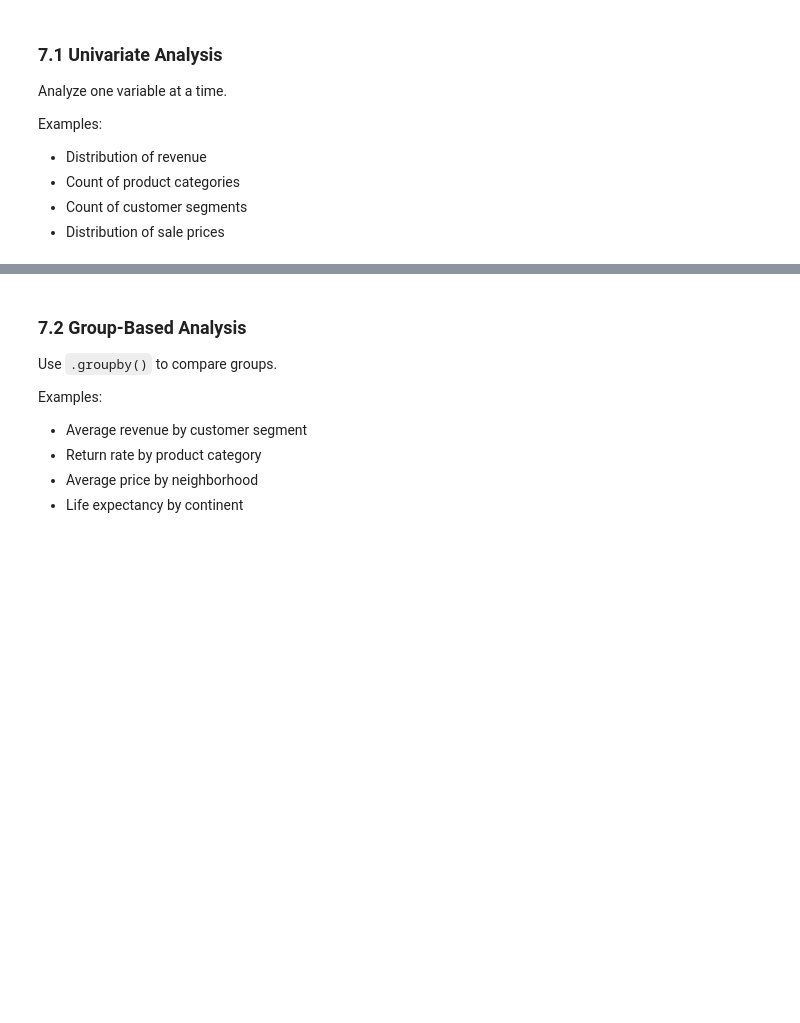
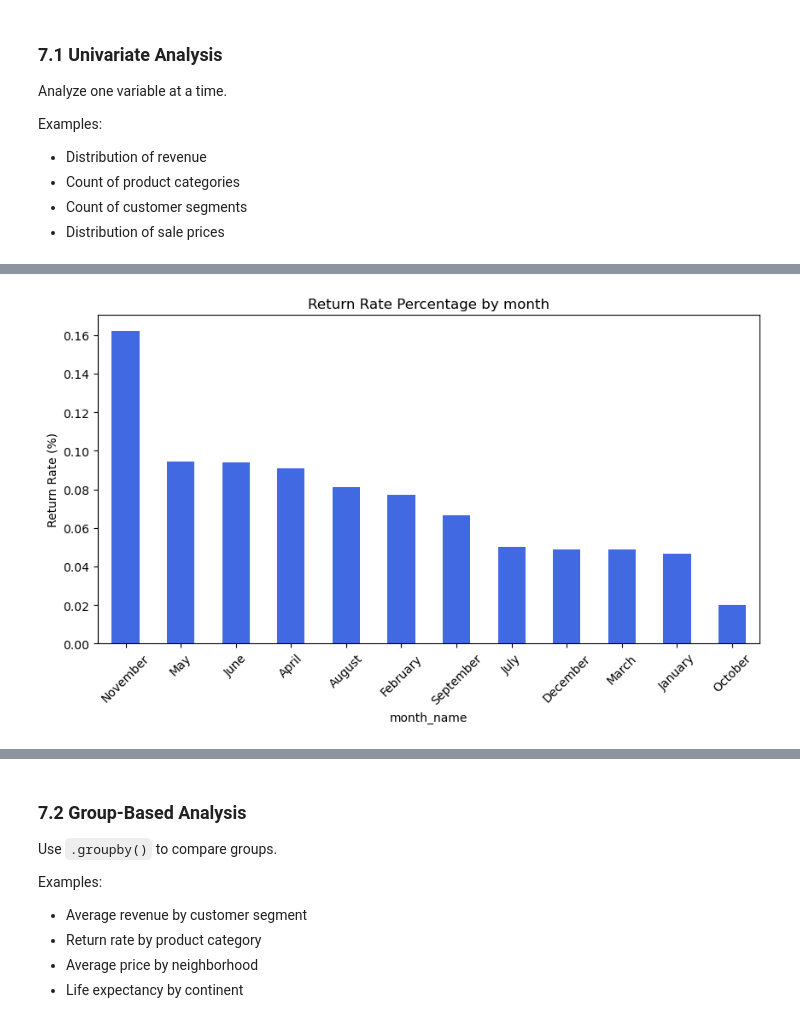
Before and after one commit to GregConfessore/capstone-pad, a Jupyter notebook: notebooks/capstone_starter_notebook.ipynb, the cells around one changed output, grey strips where cells are left out. Drawn from its saved outputs; the diff is of its cells as text; code cells hidden in the pictures; blank space fills up the shorter version.

```diff
--- a/notebooks/capstone_starter_notebook.ipynb
+++ b/notebooks/capstone_starter_notebook.ipynb
@@ -472,0 +512,10 @@ plt.show(close=None, block=None)
+# %%
+return_rate_by_month = cap_clean.groupby('month_name')['returned'].mean().sort_values(ascending=False)
+plt.figure(figsize=(10,5))
+return_rate_by_month.plot(kind='bar', color='royalblue')
+plt.title('Return Rate Percentage by month')
+plt.ylabel('Return Rate (%)')
+plt.xticks(rotation=45)
+plt.show()
+# %% [output]
+[figure, added]
```
Also changed, not shown: parts of 25 cells of this notebook.
